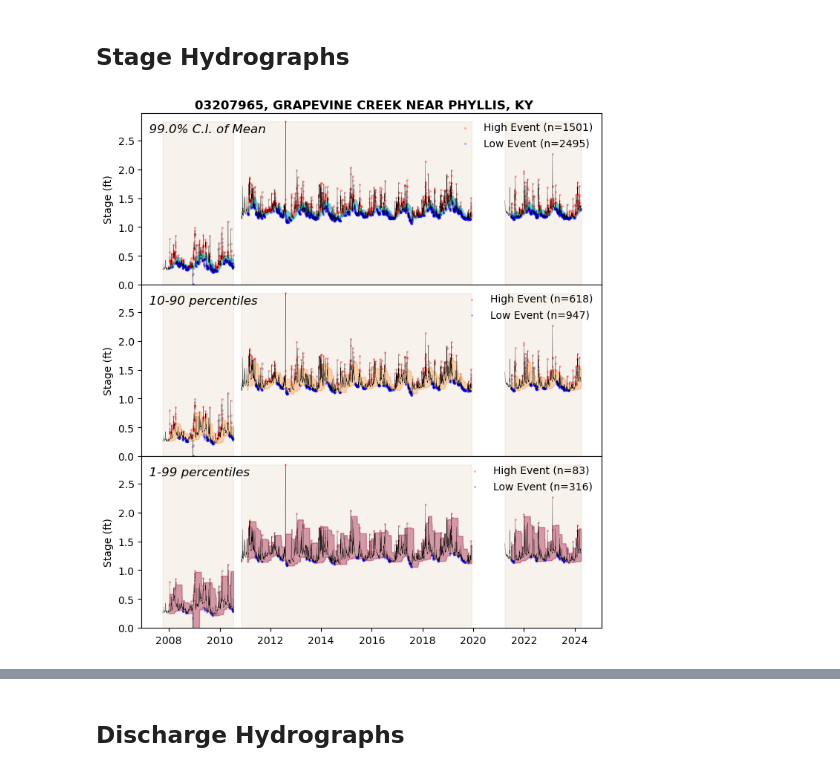
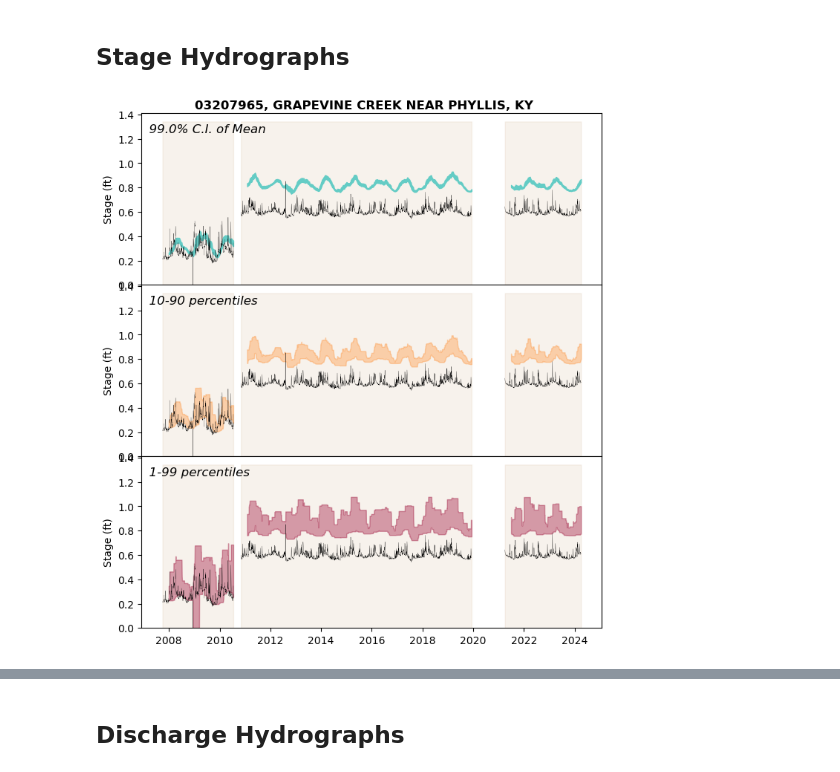
Before and after one commit to masseygeo/watersheds, a Jupyter notebook: StreamFlowEvents/StreamFlowEvents.ipynb, the cells around one changed output, grey strips where cells are left out. Saved outputs shown, nothing was run; the diff lists cells and outputs as text; code cells hidden in the pictures.

```diff
--- a/StreamFlowEvents/StreamFlowEvents.ipynb
+++ b/StreamFlowEvents/StreamFlowEvents.ipynb
@@ -170,7 +170,7 @@ for gauge in gdf_gauges.loc[gdf_gauges['gh']==1, 'site_no']:
     input_path = glob.glob(f'../Data/stream_gauges/gauge_height/{gauge}*.csv')[0]
 
     # custom function (read, clean, cast to datetime, timeseries resample)
-    df = read_and_prepare_data(input_path, columns_to_drop=[0,1,3,5], resample=resample_time)
+    df = read_and_prepare_data(input_path, columns_to_drop=[0,1,3,5], resample=resample_time, log_transform=True)
 
 
     ##### plot hydrograph...
@@ -181,7 +181,9 @@ for gauge in gdf_gauges.loc[gdf_gauges['gh']==1, 'site_no']:
 
     # plot resampled timeseries data on all subplots
     for axes in ax:
-        axes.plot(df.index, df.iloc[:,0], linewidth=0.2, color='k')
+
+        # plot log-transformed data
+        axes.plot(df.index, np.log1p(df.iloc[:,0]), linewidth=0.2, color='k')
 
 
     ##### identify gaps in timeseries...
@@ -259,18 +261,18 @@ for gauge in gdf_gauges.loc[gdf_gauges['gh']==1, 'site_no']:
             ax[2].set_title(f"  1-99 percentiles", style='italic', loc='left', y=0.85)
 
 
-    ##### identify events...
-    # low flow events
-    for low_col in ['q01', 'q10', 'lower99ci']:
-        low_event_col = f"{low_col}_lowevent"
-        df_thresholds[low_event_col] = 0
-        df_thresholds.loc[df_thresholds['mean_1d'] <= df_thresholds[low_col], low_event_col] = 1
+    # ##### identify events...
+    # # low flow events
+    # for low_col in ['q01', 'q10', 'lower99ci']:
+    #     low_event_col = f"{low_col}_lowevent"
+    #     df_thresholds[low_event_col] = 0
+    #     df_thresholds.loc[df_thresholds['mean_1d'] <= df_thresholds[low_col], low_event_col] = 1
 
-    # high flow events
-    for high_col in ['upper99ci', 'q90', 'q99']:
-        high_event_col = f"{high_col}_highevent"
-        df_thresholds[high_event_col] = 0
-        df_thresholds.loc[df_thresholds['mean_1d'] >= df_thresholds[high_col], high_event_col] = 1
+    # # high flow events
+    # for high_col in ['upper99ci', 'q90', 'q99']:
+    #     high_event_col = f"{high_col}_highevent"
+    #     df_thresholds[high_event_col] = 0
+    #     df_thresholds.loc[df_thresholds['mean_1d'] >= df_thresholds[high_col], high_event_col] = 1
 
 
     ##### calculate frequencies...
@@ -282,56 +284,56 @@ for gauge in gdf_gauges.loc[gdf_gauges['gh']==1, 'site_no']:
 
     '''Maybe KDE or rugplot instead of all points?'''
 
 
 
-    ##### plot events...
-    # condidence interval of mean events...
-    uppermask = df_thresholds['upper99ci_highevent'] == 1
-    high_label = f"High Event (n={uppermask.sum()})"
-    ax[0].scatter(x=df_thresholds[uppermask].index, y=df_thresholds.loc[uppermask, 'mean_1d'], s=2, c='red', alpha=0.2, label=high_label)
+    # ##### plot events...
+    # # condidence interval of mean events...
+    # uppermask = df_thresholds['upper99ci_highevent'] == 1
+    # high_label = f"High Event (n={uppermask.sum()})"
+    # ax[0].scatter(x=df_thresholds[uppermask].index, y=df_thresholds.loc[uppermask, 'mean_1d'], s=2, c='red', alpha=0.2, label=high_label)
 
-    lowermask = df_thresholds['lower99ci_lowevent'] == 1
-    low_label = f"Low Event (n={lowermask.sum()})"
-    ax[0].scatter(x=df_thresholds[lowermask].index, y=df_thresholds.loc[lowermask, 'mean_1d'], s=2, c='blue', alpha=0.2, label=low_label)
-    ax[0].legend(frameon=False)
+    # lowermask = df_thresholds['lower99ci_lowevent'] == 1
+    # low_label = f"Low Event (n={lowermask.sum()})"
+    # ax[0].scatter(x=df_thresholds[lowermask].index, y=df_thresholds.loc[lowermask, 'mean_1d'], s=2, c='blue', alpha=0.2, label=low_label)
+    # ax[0].legend(frameon=False)
 
-    # 10-90 percentile events...
-    uppermask = df_thresholds['q90_highevent'] == 1
-    high_label = f"High Event (n={uppermask.sum()})"
-    ax[1].scatter(x=df_thresholds[uppermask].index, y=df_thresholds.loc[uppermask, 'mean_1d'], s=2, c='red', alpha=0.2, label=high_label)
+    # # 10-90 percentile events...
+    # uppermask = df_thresholds['q90_highevent'] == 1
+    # high_label = f"High Event (n={uppermask.sum()})"
+    # ax[1].scatter(x=df_thresholds[uppermask].index, y=df_thresholds.loc[uppermask, 'mean_1d'], s=2, c='red', alpha=0.2, label=high_label)
 
-    lowermask = df_thresholds['q10_lowevent'] == 1
-    low_label = f"Low Event (n={lowermask.sum()})"
-    ax[1].scatter(x=df_thresholds[lowermask].index, y=df_thresholds.loc[lowermask, 'mean_1d'], s=2, c='blue', alpha=0.2, label=low_label)
-    ax[1].legend(frameon=False)
+    # lowermask = df_thresholds['q10_lowevent'] == 1
+    # low_label = f"Low Event (n={lowermask.sum()})"
+    # ax[1].scatter(x=df_thresholds[lowermask].index, y=df_thresholds.loc[lowermask, 'mean_1d'], s=2, c='blue', alpha=0.2, label=low_label)
+    # ax[1].legend(frameon=False)
 
-    # 1-99 percentile events...
-    uppermask = df_thresholds['q99_highevent'] == 1
-    high_label = f"High Event (n={uppermask.sum()})"
-    ax[2].scatter(x=df_thresholds[uppermask].index, y=df_thresholds.loc[uppermask, 'mean_1d'], s=2, c='red', alpha=0.2, label=high_label)
+    # # 1-99 percentile events...
+    # uppermask = df_thresholds['q99_highevent'] == 1
+    # high_label = f"High Event (n={uppermask.sum()})"
+    # ax[2].scatter(x=df_thresholds[uppermask].index, y=df_thresholds.loc[uppermask, 'mean_1d'], s=2, c='red', alpha=0.2, label=high_label)
 
-    lowermask = df_thresholds['q01_lowevent'] == 1
-    low_label = f"Low Event (n={lowermask.sum()})"
-    ax[2].scatter(x=df_thresholds[lowermask].index, y=df_thresholds.loc[lowermask, 'mean_1d'], s=2, c='blue', alpha=0.2, label=low_label)
-    ax[2].legend(frameon=False)
+    # lowermask = df_thresholds['q01_lowevent'] == 1
+    # low_label = f"Low Event (n={lowermask.sum()})"
+    # ax[2].scatter(x=df_thresholds[lowermask].index, y=df_thresholds.loc[lowermask, 'mean_1d'], s=2, c='blue', alpha=0.2, label=low_label)
+    # ax[2].legend(frameon=False)
 
 
     ##### legend, labels, y-limits, titles...
     # ax.legend(bbox_to_anchor=(0.5, -0.1), loc='upper center', ncols=2, frameon=False)
     [axes.set_ylim(bottom=0) for axes in ax]
     [axes.set_ylabel('Stage (ft)') for axes in ax]
     [axes.tick_params(labelbottom=False) for axes in ax[:2]]
     name = gdf_gauges.loc[gdf_gauges['site_no']==gauge, 'station_nm'].values[0]
     plt.suptitle(f"{gauge}, {name}", weight='bold', y=0.90)
     plt.subplots_adjust(hspace=0)
 
 
     # ##### save figures
     # output_path = f'stage_hydrographs/{gauge}_StageHydrograph.jpg'
     # plt.savefig(output_path, bbox_inches='tight')
 
     # plt.close()
 
     break
 # %% [output]
-[figure, old version]
+[figure, new version]
```
Also changed, not shown: parts of 2 cells of this notebook, 3 other files.
